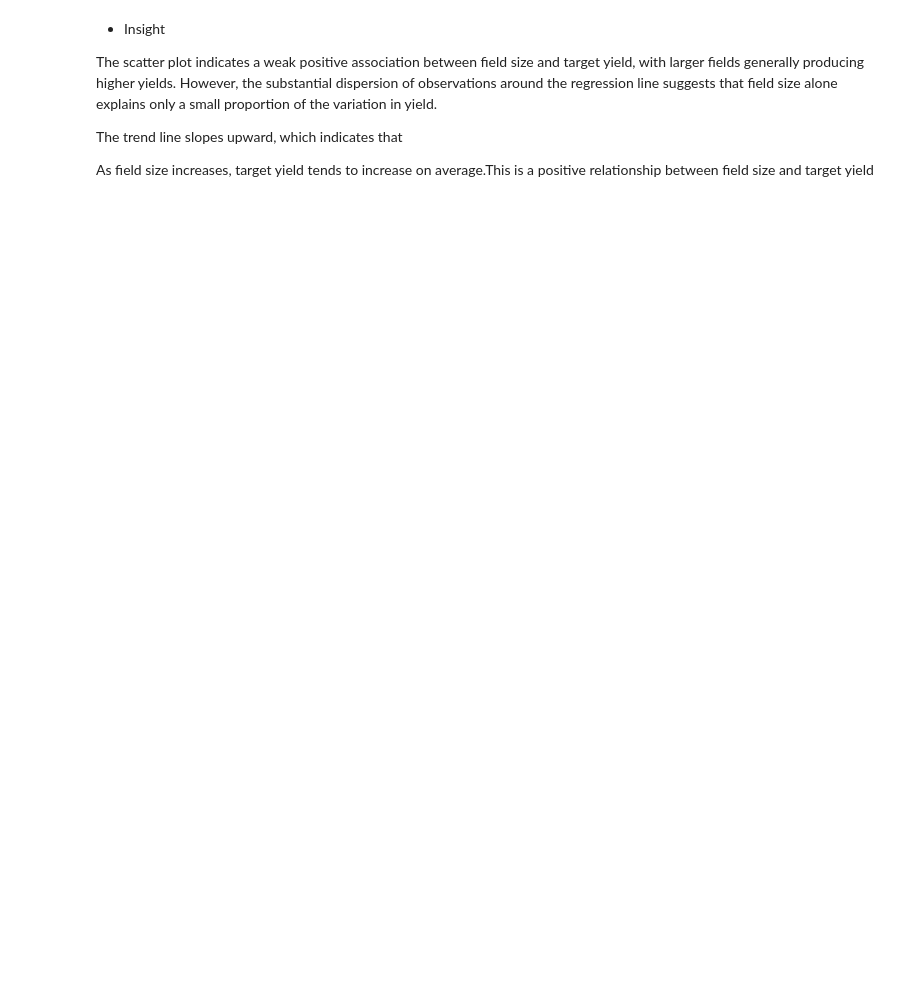
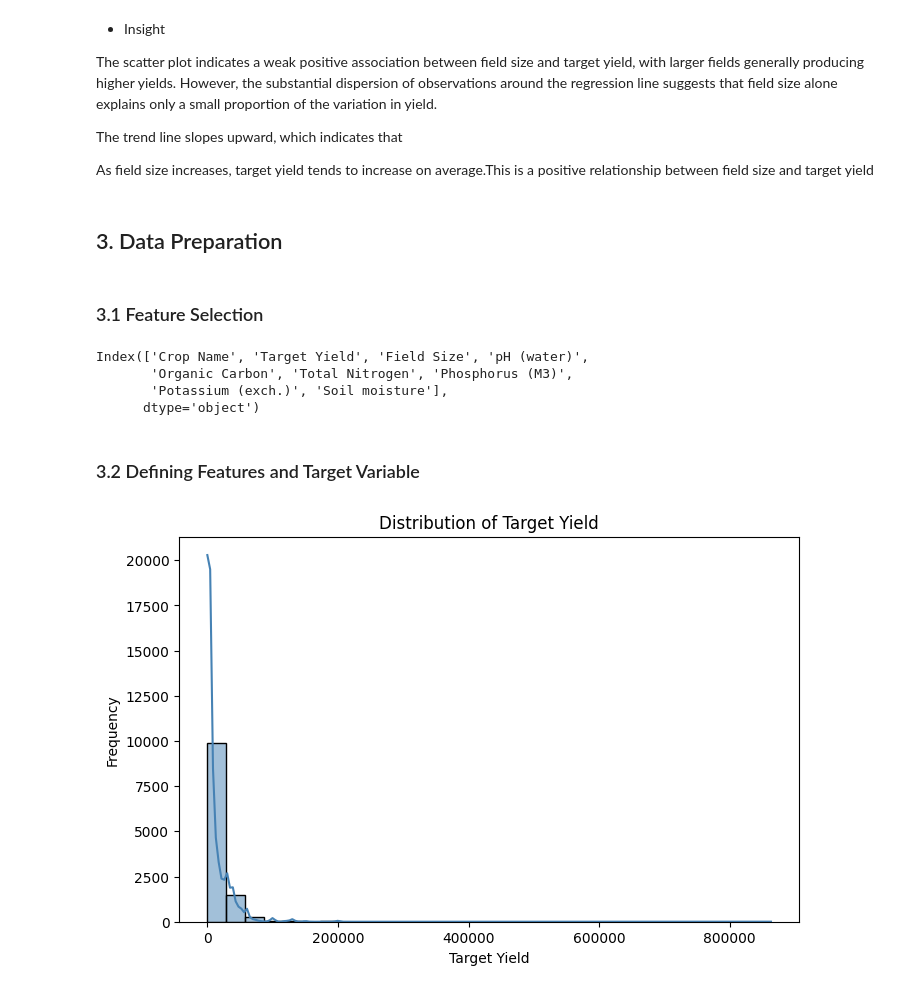
Before and after one commit to Esther-Margaret-Mwangi/Epochs, a Jupyter notebook: notebook/notebook.ipynb, the cells around one changed output. Saved outputs shown, nothing was run; the diff lists cells and outputs as text; code cells hidden in the pictures; blank space fills up the shorter version.

```diff
--- a/notebook/notebook.ipynb
+++ b/notebook/notebook.ipynb
@@ -994,3 +1003,16 @@ The scatter plot indicates a weak positive association between field size and ta
 The trend line slopes upward, which indicates that
 
 As field size increases, target yield tends to increase on average.This is a positive relationship between field size and target yield
+# %% [markdown]
+## 3. Data Preparation
+# %% [markdown]
+### 3.1 Feature Selection
+# %%
+df .columns
+# %% [output]
+Index(['Crop Name', 'Target Yield', 'Field Size', 'pH (water)',
+       'Organic Carbon', 'Total Nitrogen', 'Phosphorus (M3)',
+       'Potassium (exch.)', 'Soil moisture'],
+      dtype='object')
+# %% [markdown]
+### 3.2 Defining Features and Target Variable
@@ -996,0 +1027,19 @@ As field size increases, target yield tends to increase on average.This is a pos
+# %%
+import matplotlib.pyplot as plt
+import seaborn as sns
+
+plt.figure(figsize=(8, 5))
+
+sns.histplot(
+    df["Target Yield"],
+    bins=30,
+    kde=True,
+    color="steelblue"
+)
+
+plt.title("Distribution of Target Yield")
+plt.xlabel("Target Yield")
+plt.ylabel("Frequency")
+plt.show()
+# %% [output]
+[figure, added]
```
Also changed, not shown: parts of 25 cells of this notebook.
